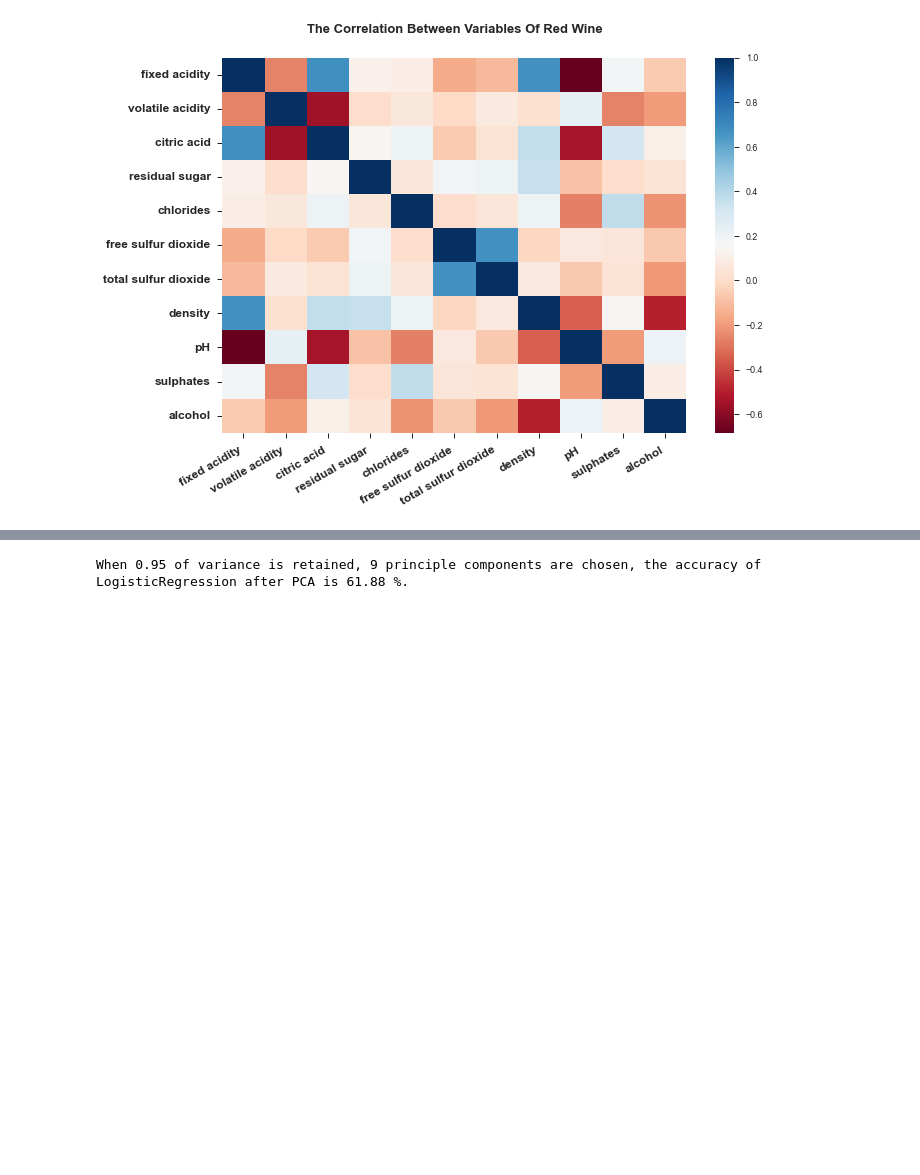
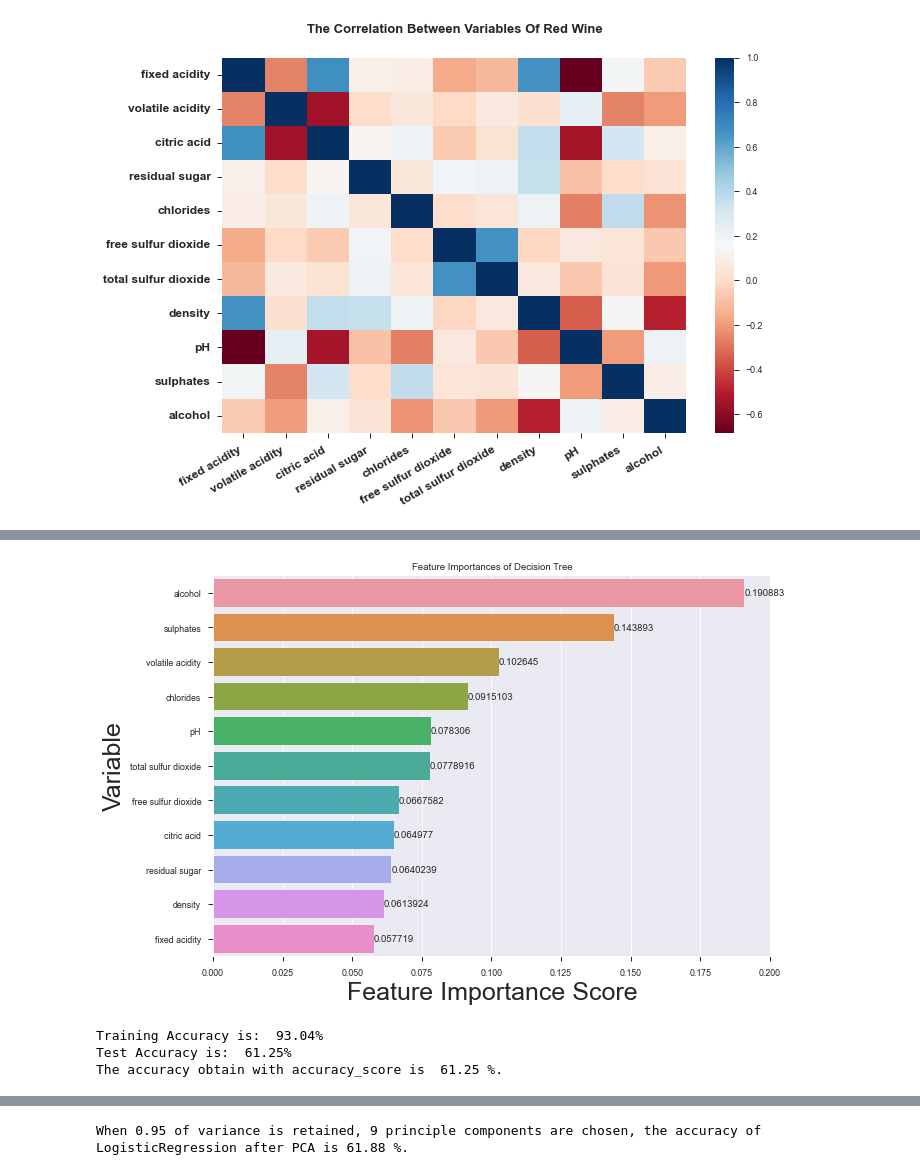
Before and after one commit to HaoHuMenn/DataScienceClassHomework, a Jupyter notebook: Machine Learning Project_Red Wine.ipynb, the cells around one changed output, grey strips where cells are left out. Saved outputs shown, nothing was run; the diff lists cells and outputs as text; code cells hidden in the pictures; blank space fills up the shorter version.

Commit message:
add Decision Tree, Random Forest and Xgboosts

```diff
--- a/Machine Learning Project_Red Wine.ipynb
+++ b/Machine Learning Project_Red Wine.ipynb
@@ -184,2 +192,8 @@ scaler.fit(trainx)
 trainx = scaler.transform(trainx)
 testx = scaler.transform(testx)
+# %%
+
+# max depth is the number of iterations
+dt = DecisionTreeClassifier(criterion = "entropy", max_depth = 11, random_state = 1)
+dt.fit(trainx, trainy)
+predicty = dt.predict(testx)
@@ -185,0 +217,18 @@ testx = scaler.transform(testx)
+# %%
+# calculate feature importance, which is already done by decision tree, here is just print it out
+# this code can only be run once per time, or it will add feature importance more than once
+# clear cell output befoe rerun it
+final_fi = pd.DataFrame()
+for i, column in enumerate(X):
+    print("Importance of feature {}:, {:.3f}".format(column, dt.feature_importances_[i]))
+
+    fi = pd.DataFrame({"Variable": [column], "Feature Importance Score": [dt.feature_importances_[i]]})
+
+    try:
+        final_fi = pd.concat([final_fi, fi], ignore_index = True)
+    except:
+        final_fi = fi
+
+# ordering the data
+final_fi = final_fi.sort_values("Feature Importance Score", ascending = False).reset_index()
+final_fi = final_fi.drop(columns = ["index"])
@@ -185,0 +247,27 @@ testx = scaler.transform(testx)
+# %%
+# make a bar plot of importance of features of decision tree
+
+plt.figure(figsize = (10,7))
+ax = sns.barplot(data = final_fi, x = "Feature Importance Score", y = "Variable")
+plt.title('Feature Importances of Decision Tree')
+for i in ax.containers:
+    ax.bar_label(i,)
+plt.show()
+# %% [output]
+[figure, added]
+# %%
+# evaluate accuracy on Decison Tree, not the only factor that is important
+# Accuracy on Train
+print("Training Accuracy is: % .2f%%" % (dt.score(trainx, trainy)*100))
+
+# Accuracy on Testing
+print("Test Accuracy is: % .2f%%" % (dt.score(testx, testy)*100))
+
+#accuracy test with accuracy_score
+accuracy = accuracy_score(testy, predicty)
+
+print("The accuracy obtain with accuracy_score is  {:.2f} %.".format(accuracy * 100))
+# %% [output]
+Training Accuracy is:  93.04%
+Test Accuracy is:  61.25%
+The accuracy obtain with accuracy_score is  61.25 %.
```
Also changed, not shown: parts of 29 cells of this notebook.
